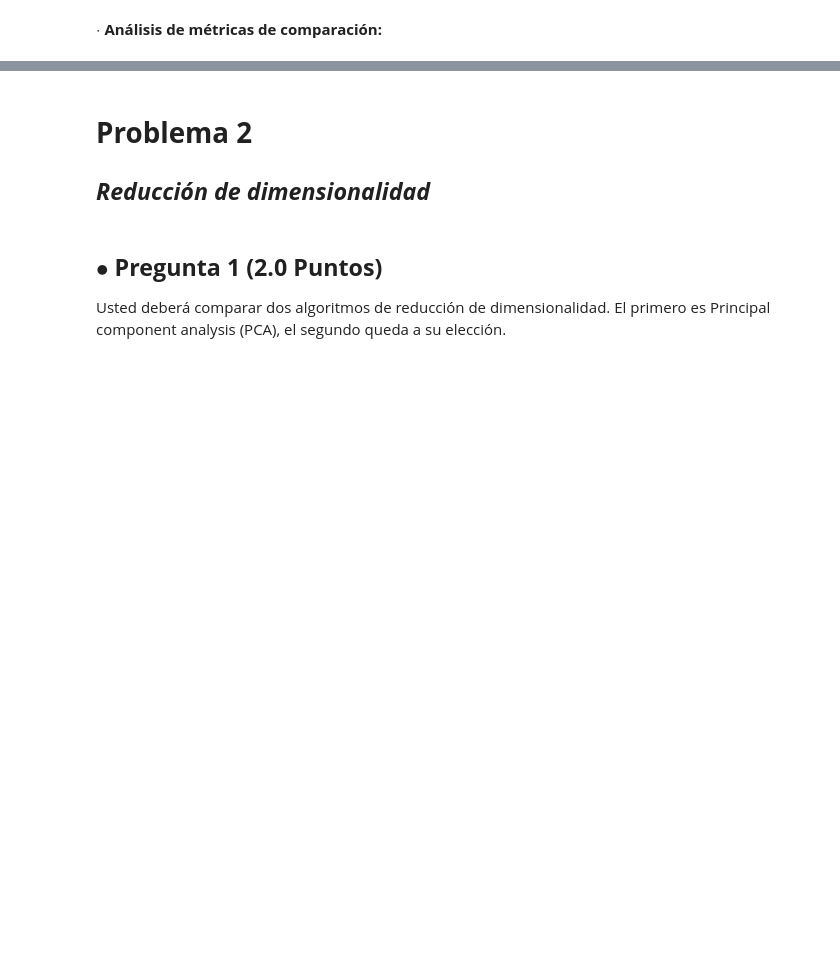
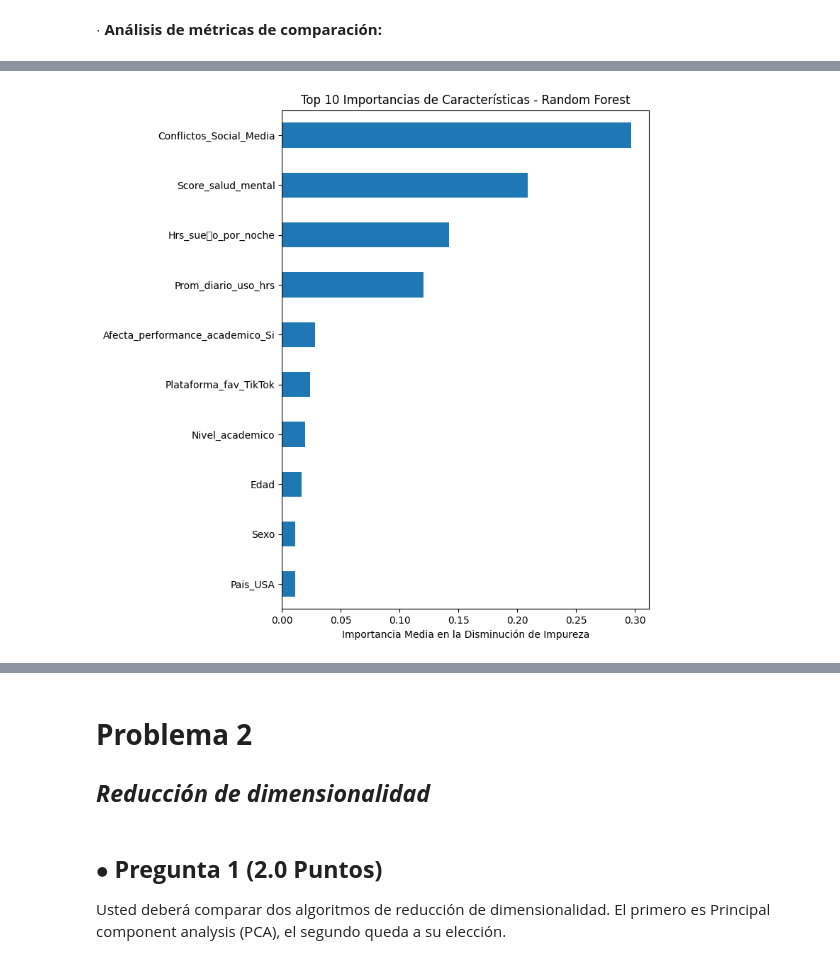
Before and after one commit to Nikolexion/Tarea2Datos, a Jupyter notebook: Tarea2_AD2025.ipynb, the cells around one changed output, grey strips where cells are left out. Drawn from its saved outputs; the diff is of its cells as text; code cells hidden in the pictures; blank space fills up the shorter version.

```diff
--- a/Tarea2_AD2025.ipynb
+++ b/Tarea2_AD2025.ipynb
@@ -116,0 +356,8 @@ Score_adiccion: [8 3 9 4 7 2 5 6]
+# %%
+modelo_rl_balanced = LogisticRegression(max_iter=1000, random_state=42, class_weight='balanced', **grid_rl.best_params_)
+modelo_rl_balanced.fit(x_train_rl, y_train_rl)
+y_pred_rl_balanced = modelo_rl_balanced.predict(x_test_rl)
+
+print("\nRegresión Logística con class_weight='balanced'")
+print(classification_report(y_test_rl, y_pred_rl_balanced))
+print("Matriz de confusión RL con class_weight:\n", confusion_matrix(y_test_rl, y_pred_rl_balanced))
@@ -116,0 +404,12 @@ Score_adiccion: [8 3 9 4 7 2 5 6]
+# %%
+#Nombres de las columnas después de get_dummies
+feature_names = x_train_rl.columns
+coefs_rl = pd.DataFrame(
+    modelo_rl.coef_[0], # Acceder al array de coeficientes
+    columns=['Coeficiente'], index=feature_names
+)
+coefs_rl['Coef_Absoluto'] = np.abs(coefs_rl['Coeficiente'])
+print("Top 10 características por magnitud de coeficiente en Regresión Logística:")
+print(coefs_rl.sort_values(by='Coef_Absoluto', ascending=False).head(10))
+print("\nUn coeficiente positivo grande indica que la característica empuja hacia la clase 'Adicto'")
+print("Un coeficiente negativo grande (magnitud grande) indica que empuja hacia la clase 'No Adicto'")
@@ -116,0 +432,15 @@ Score_adiccion: [8 3 9 4 7 2 5 6]
+# %%
+# Para Random Forest (importancia de características)
+importances_rf = modelo_rf_optimizado.feature_importances_
+forest_importances = pd.Series(importances_rf, index=feature_names)
+
+top10 = forest_importances.sort_values(ascending=False).head(10)
+print(top10)
+
+fig, ax = plt.subplots(figsize=(8, 8))
+top10.sort_values().plot.barh(ax=ax)
+ax.set_title("Top 10 Importancias de Características - Random Forest")
+ax.set_xlabel("Importancia Media en la Disminución de Impureza")
+fig.tight_layout()
+plt.show()
+# %% [output]
@@ -116,0 +458 @@ Score_adiccion: [8 3 9 4 7 2 5 6]
+[figure, added]
```
Also changed, not shown: parts of 40 cells of this notebook.
